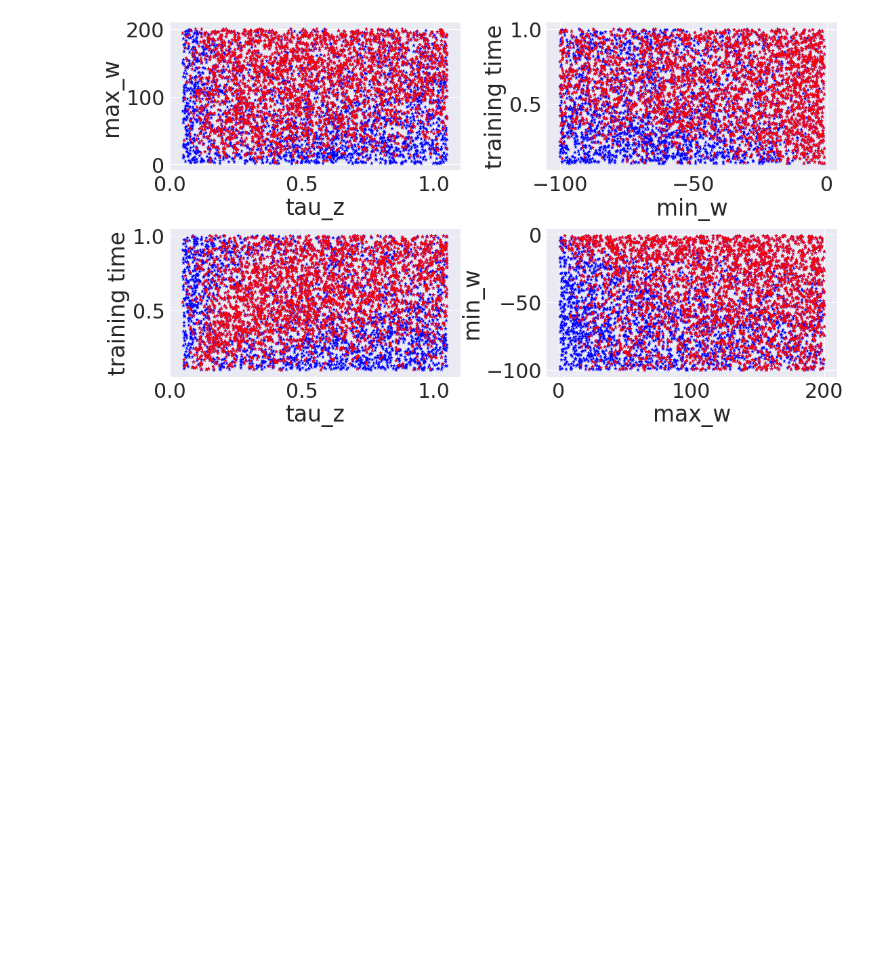
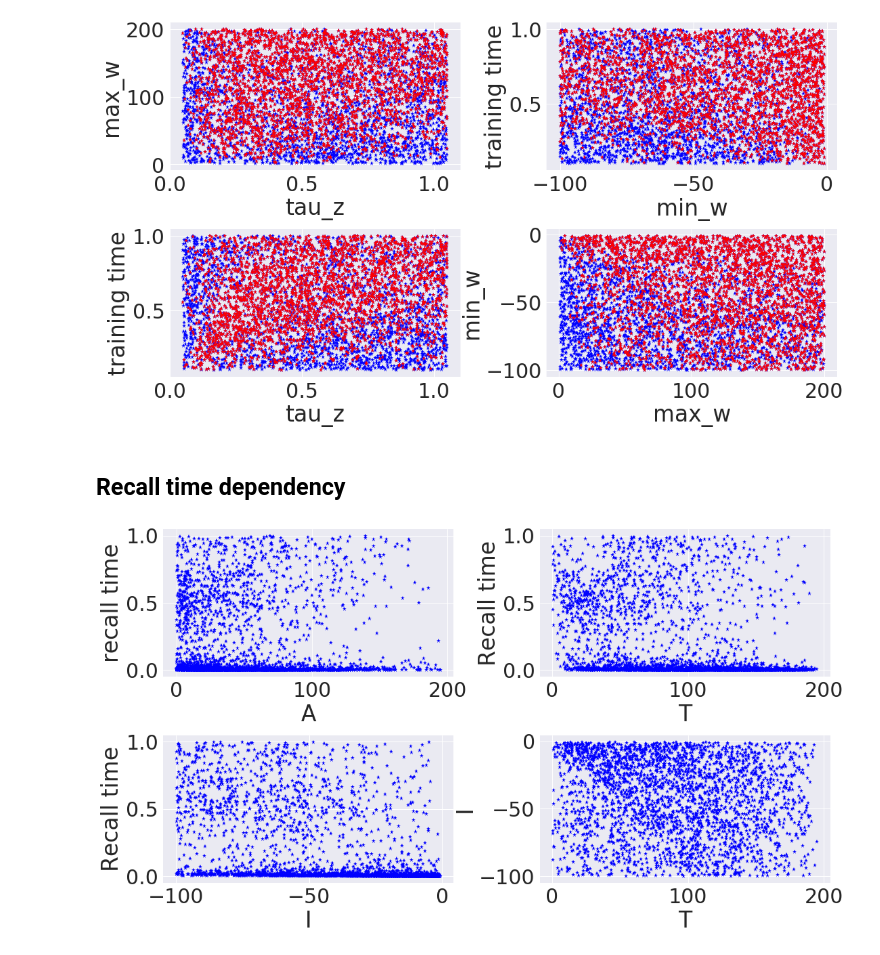
Before and after one commit to h-mayorquin/firing_rate_sequences, a Jupyter notebook: notebooks/2017-11-28(Analysis of Domain with recall time).ipynb, the cells around one changed output. Saved outputs shown, nothing was run; the diff lists cells and outputs as text; code cells hidden in the pictures; blank space fills up the shorter version.

```diff
--- a/notebooks/2017-11-28(Analysis of Domain with recall time).ipynb
+++ b/notebooks/2017-11-28(Analysis of Domain with recall time).ipynb
@@ -541,3 +539,37 @@ ax4.set_xlabel('max_w')
 ax4.set_ylabel('min_w');
 # %% [output]
 [figure]
+# %% [markdown]
+## Recall time dependency
+# %%
+Y = y[small_domain_and_correct, :]
+
+fig = plt.figure()
+
+ax1 = fig.add_subplot(221)
+ax2 = fig.add_subplot(222)
+ax3 = fig.add_subplot(223)
+ax4 = fig.add_subplot(224)
+
+plt.tight_layout()
+
+color = 'blue'
+
+ax1.plot(Y[:, 0], Y[:, 3], '*', color=color)
+ax1.set_xlabel('A')
+ax1.set_ylabel('recall time')
+
+ax2.plot(Y[:, 1], Y[:, 3], '*', color=color)
+ax2.set_xlabel('T')
+ax2.set_ylabel('Recall time')
+
+ax3.plot(Y[:, 2], Y[:, 3], '*', color=color)
+ax3.set_xlabel('I')
+ax3.set_ylabel('Recall time')
+
+
+ax4.plot(Y[:, 1], Y[:, 2], '*', color=color)
+ax4.set_xlabel('T')
+ax4.set_ylabel('I');
+# %% [output]
+[figure, added]
```
Also changed, not shown: parts of 20 cells of this notebook, 3 other files.
